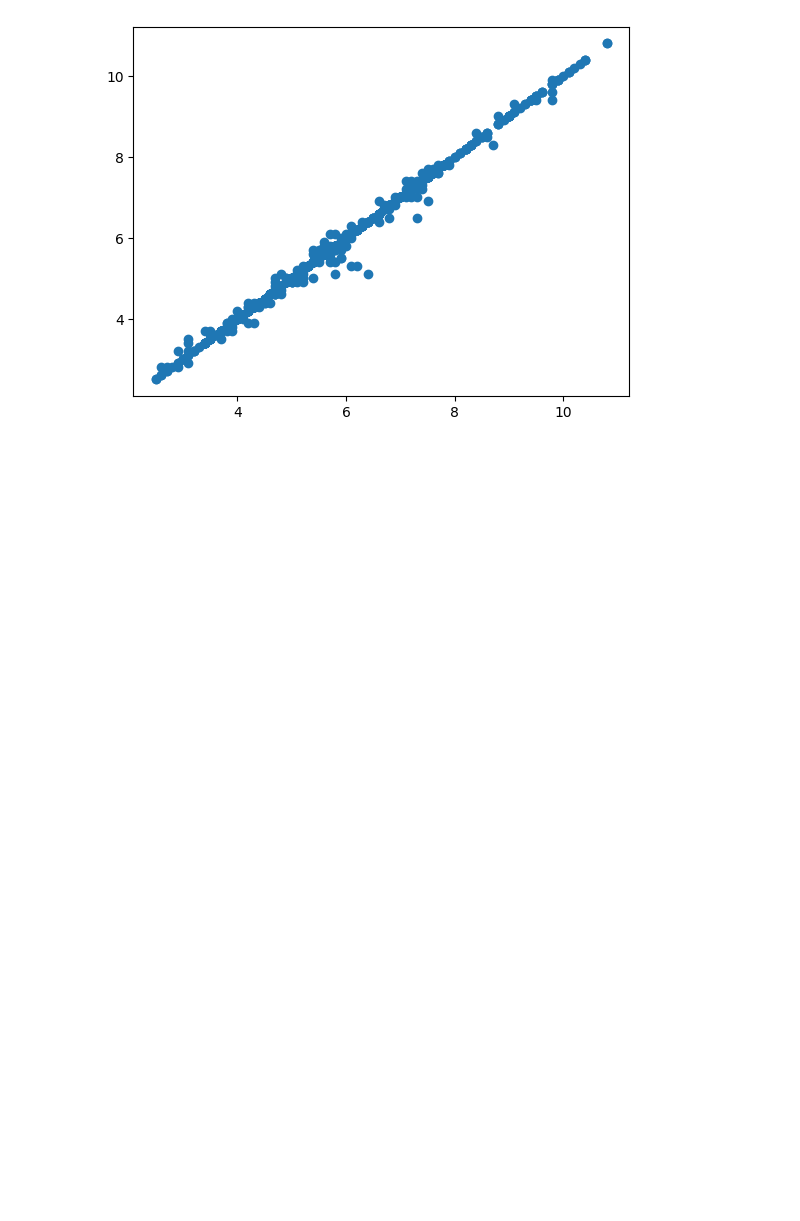
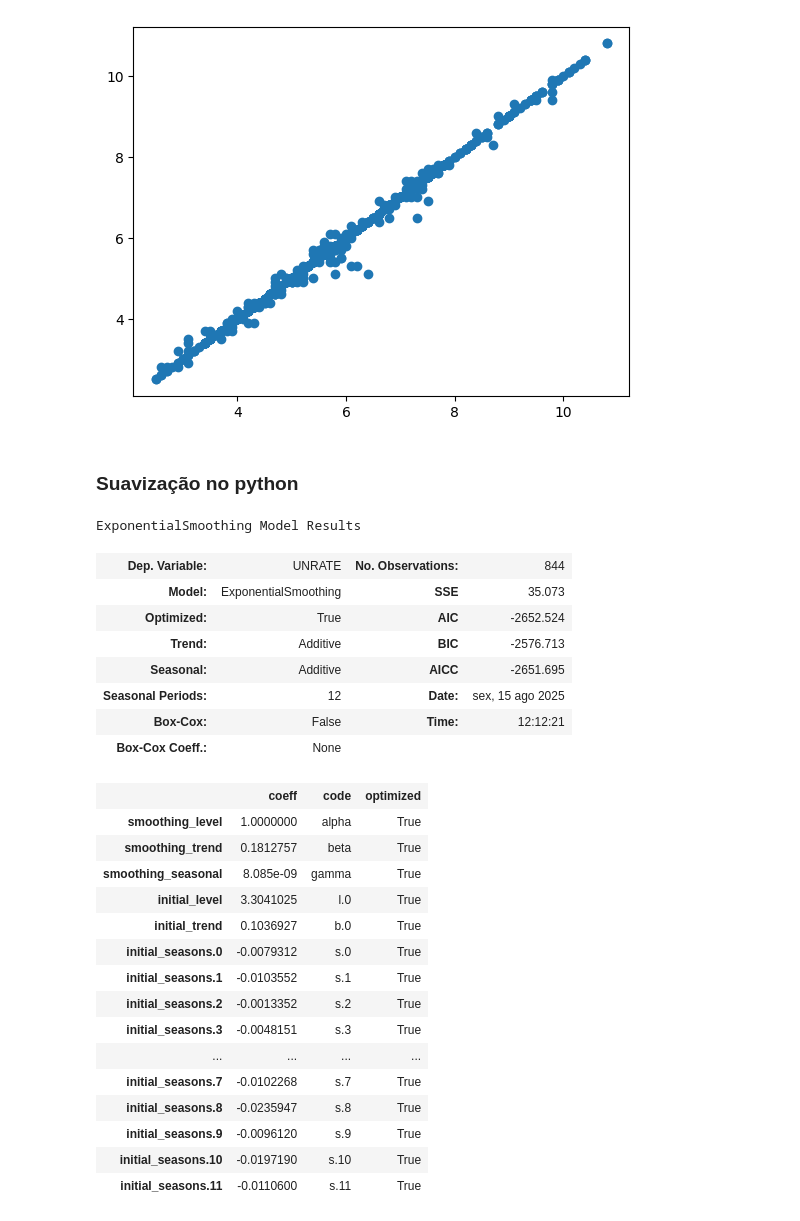
Before and after one commit to kaladabrio2020/livro-analise-pratica-series-temporais, a Jupyter notebook: capitulo 2 - encontrando dados e usando o data wrangling com séries temporais/capitulo_2_python_dados.ipynb, the cells around one changed output. Drawn from its saved outputs; the diff is of its cells as text; code cells hidden in the pictures; blank space fills up the shorter version.

```diff
--- a/capitulo 2 - encontrando dados e usando o data wrangling com séries temporais/capitulo_2_python_dados.ipynb
+++ b/capitulo 2 - encontrando dados e usando o data wrangling com séries temporais/capitulo_2_python_dados.ipynb
@@ -36,3 +36,5 @@ plt.scatter(unrate['UNRATE'], unrate['UNRATE_NA_FF'])
 # %% [output]
 <matplotlib.collections.PathCollection at 0x...>
 [figure]
+# %% [markdown]
+### Suavização no python
@@ -38,0 +43,29 @@ plt.scatter(unrate['UNRATE'], unrate['UNRATE_NA_FF'])
+# %%
+suav  = ExponentialSmoothing(endog=unrate['UNRATE'], trend='add', seasonal='add', seasonal_periods=12).fit()
+suav.summary()
+# %% [output]
+ExponentialSmoothing Model Results
+| Dep. Variable: | UNRATE | No. Observations: | 844 |
+| Model: | ExponentialSmoothing | SSE | 35.073 |
+| Optimized: | True | AIC | -2652.524 |
+| Trend: | Additive | BIC | -2576.713 |
+| Seasonal: | Additive | AICC | -2651.695 |
+| Seasonal Periods: | 12 | Date: | sex, 15 ago 2025 |
+| Box-Cox: | False | Time: | 12:12:21 |
+| Box-Cox Coeff.: | None |  |  |
+|  | coeff | code | optimized |
+| smoothing_level | 1.0000000 | alpha | True |
+| smoothing_trend | 0.1812757 | beta | True |
+| smoothing_seasonal | 8.085e-09 | gamma | True |
+| initial_level | 3.3041025 | l.0 | True |
+| initial_trend | 0.1036927 | b.0 | True |
+| initial_seasons.0 | -0.0079312 | s.0 | True |
+| initial_seasons.1 | -0.0103552 | s.1 | True |
+| initial_seasons.2 | -0.0013352 | s.2 | True |
+| initial_seasons.3 | -0.0048151 | s.3 | True |
+| ... | ... | ... | ... |
+| initial_seasons.7 | -0.0102268 | s.7 | True |
+| initial_seasons.8 | -0.0235947 | s.8 | True |
+| initial_seasons.9 | -0.0096120 | s.9 | True |
+| initial_seasons.10 | -0.0197190 | s.10 | True |
+| initial_seasons.11 | -0.0110600 | s.11 | True |
```
Also changed, not shown: parts of 5 cells of this notebook, 9 other files.
